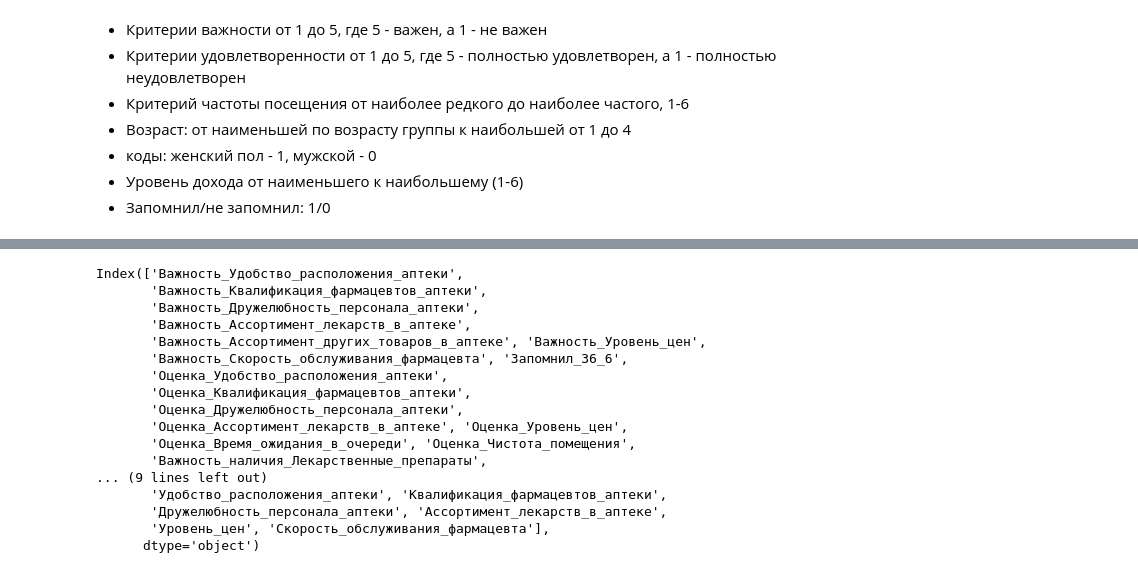
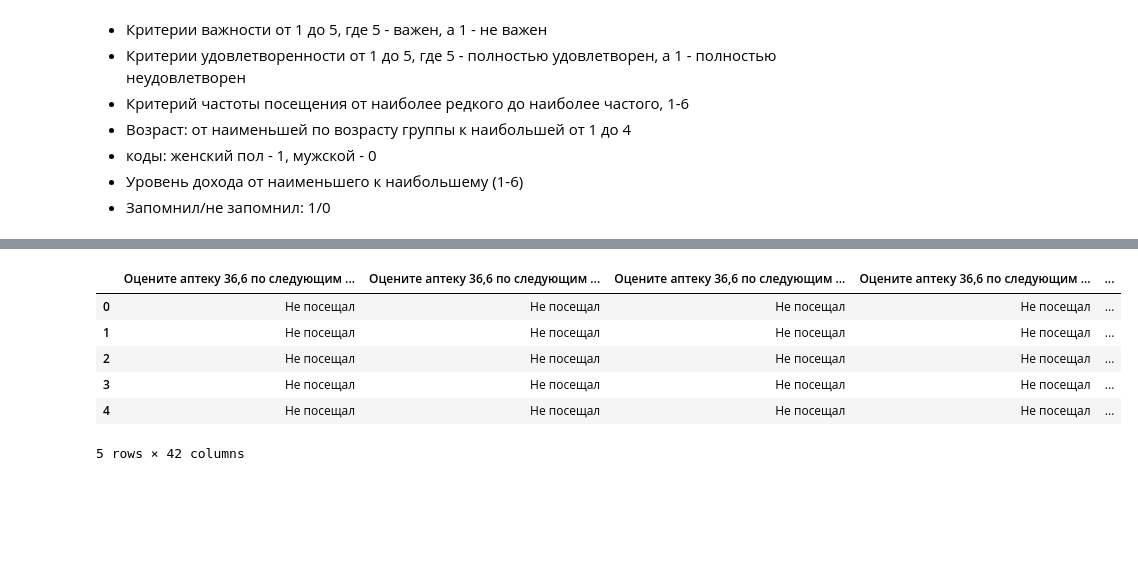
Before and after one commit to AnastasiiaAU/pp_project, a Jupyter notebook: Анализ данных аптеки.ipynb, the cells around one changed output, grey strips where cells are left out. Cells and saved outputs as stored; diff of their text form; code cells hidden in the pictures; blank space fills up the shorter version.

```diff
--- a/Анализ данных аптеки.ipynb
+++ b/Анализ данных аптеки.ipynb
@@ -250,23 +251,3 @@ OLS Regression Results
 | Kurtosis: | 2.791 | Cond. No. | 29.9 |
 Notes:
 [1] Standard Errors assume that the covariance matrix of the errors is correctly specified.
-# %%
-data.columns
-# %% [output]
-Index(['Важность_Удобство_расположения_аптеки',
-       'Важность_Квалификация_фармацевтов_аптеки',
-       'Важность_Дружелюбность_персонала_аптеки',
-       'Важность_Ассортимент_лекарств_в_аптеке',
-       'Важность_Ассортимент_других_товаров_в_аптеке', 'Важность_Уровень_цен',
-       'Важность_Скорость_обслуживания_фармацевта', 'Запомнил_36_6',
-       'Оценка_Удобство_расположения_аптеки',
-       'Оценка_Квалификация_фармацевтов_аптеки',
-       'Оценка_Дружелюбность_персонала_аптеки',
-       'Оценка_Ассортимент_лекарств_в_аптеке', 'Оценка_Уровень_цен',
-       'Оценка_Время_ожидания_в_очереди', 'Оценка_Чистота_помещения',
-       'Важность_наличия_Лекарственные_препараты',
-... (9 lines left out)
-       'Удобство_расположения_аптеки', 'Квалификация_фармацевтов_аптеки',
-       'Дружелюбность_персонала_аптеки', 'Ассортимент_лекарств_в_аптеке',
-       'Уровень_цен', 'Скорость_обслуживания_фармацевта'],
-      dtype='object')
@@ -281,0 +254,12 @@ coorrr.to_excel('correlation.xlsx')
+# %%
+#блок с разработкой оценкок для таблицы по модели Фишбена
+fishben = pd.read_excel('Аптеки.xlsx')
+fishben.head()
+# %% [output]
+|  | Оцените аптеку 36,6 по следующим ... | Оцените аптеку 36,6 по следующим ... | Оцените аптеку 36,6 по следующим ... | Оцените аптеку 36,6 по следующим ... | ... |
+| 0 | Не посещал | Не посещал | Не посещал | Не посещал | ... |
+| 1 | Не посещал | Не посещал | Не посещал | Не посещал | ... |
+| 2 | Не посещал | Не посещал | Не посещал | Не посещал | ... |
+| 3 | Не посещал | Не посещал | Не посещал | Не посещал | ... |
+| 4 | Не посещал | Не посещал | Не посещал | Не посещал | ... |
+5 rows × 42 columns
```
Also changed, not shown: parts of 13 cells of this notebook.
